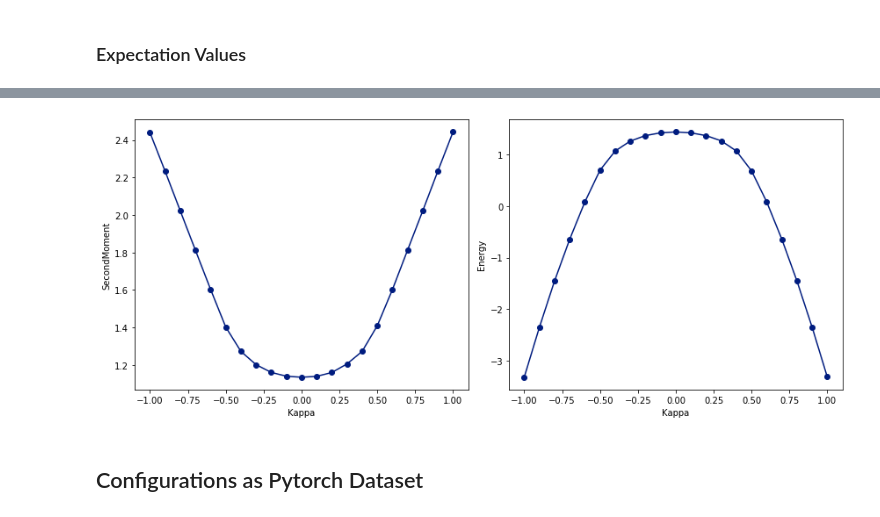
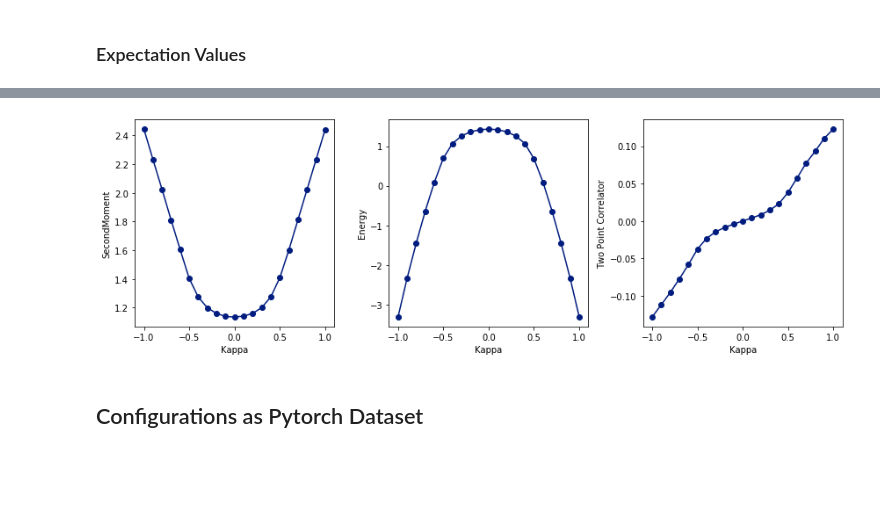
Before and after one commit to statphysandml/LatticeModelImplementations, a Jupyter notebook: jupyter_notebooks/on_model.ipynb, the cells around one changed output, grey strips where cells are left out. Cells and saved outputs as stored; diff of their text form; code cells hidden in the pictures; blank space fills up the shorter version.

```diff
--- a/jupyter_notebooks/on_model.ipynb
+++ b/jupyter_notebooks/on_model.ipynb
@@ -37,21 +59,28 @@ expectation_values = expectation_values.sort_values("Kappa")
+# %%
+# Computation of the two point correlator
+total_mean = expectation_values.loc[:, ("ExpVal", "Mean", slice(None))].values.mean(axis=1)
+two_point_correlator = expectation_values["ExpVal", "TwoPointCorrelation", ""].values - total_mean * total_mean
 # %%
-fig, axes = fma.newfig(1.4, ncols=2, figsize=(12, 5))
+fig, axes = fma.newfig(1.4, ncols=3, figsize=(12, 4))
 
 axes[0].plot(expectation_values["Kappa"], expectation_values["ExpVal", "SecondMoment", ""], "o-")
 axes[0].set_xlabel("Kappa")
 axes[0].set_ylabel("SecondMoment")
 
 axes[1].plot(expectation_values["Kappa"], expectation_values["ExpVal", "Energy", ""], "o-")
-
 axes[1].set_xlabel("Kappa")
 axes[1].set_ylabel("Energy")
+
+axes[2].plot(expectation_values["Kappa"], two_point_correlator, "o-")
+axes[2].set_xlabel("Kappa")
+axes[2].set_ylabel("Two Point Correlator")
 
 
 plt.tight_layout()
 
 fma.savefig(results_dir, "expectation_values")
 # %% [output]
-[figure, old version]
+[figure, new version]
 # %% [markdown]
 ## Configurations as Pytorch Dataset
 # %% [markdown]
```
Also changed, not shown: parts of 5 cells of this notebook, 25 other files.
